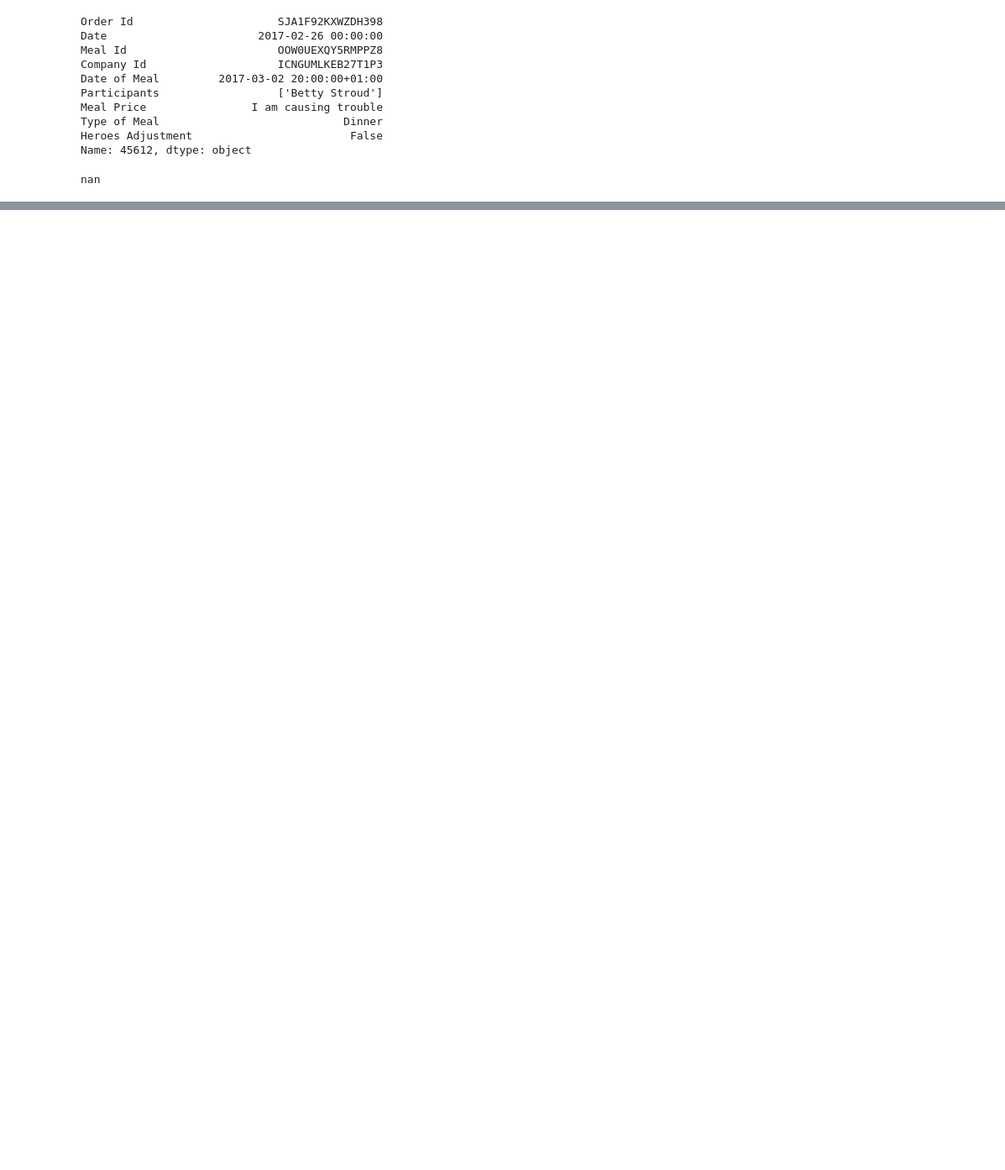
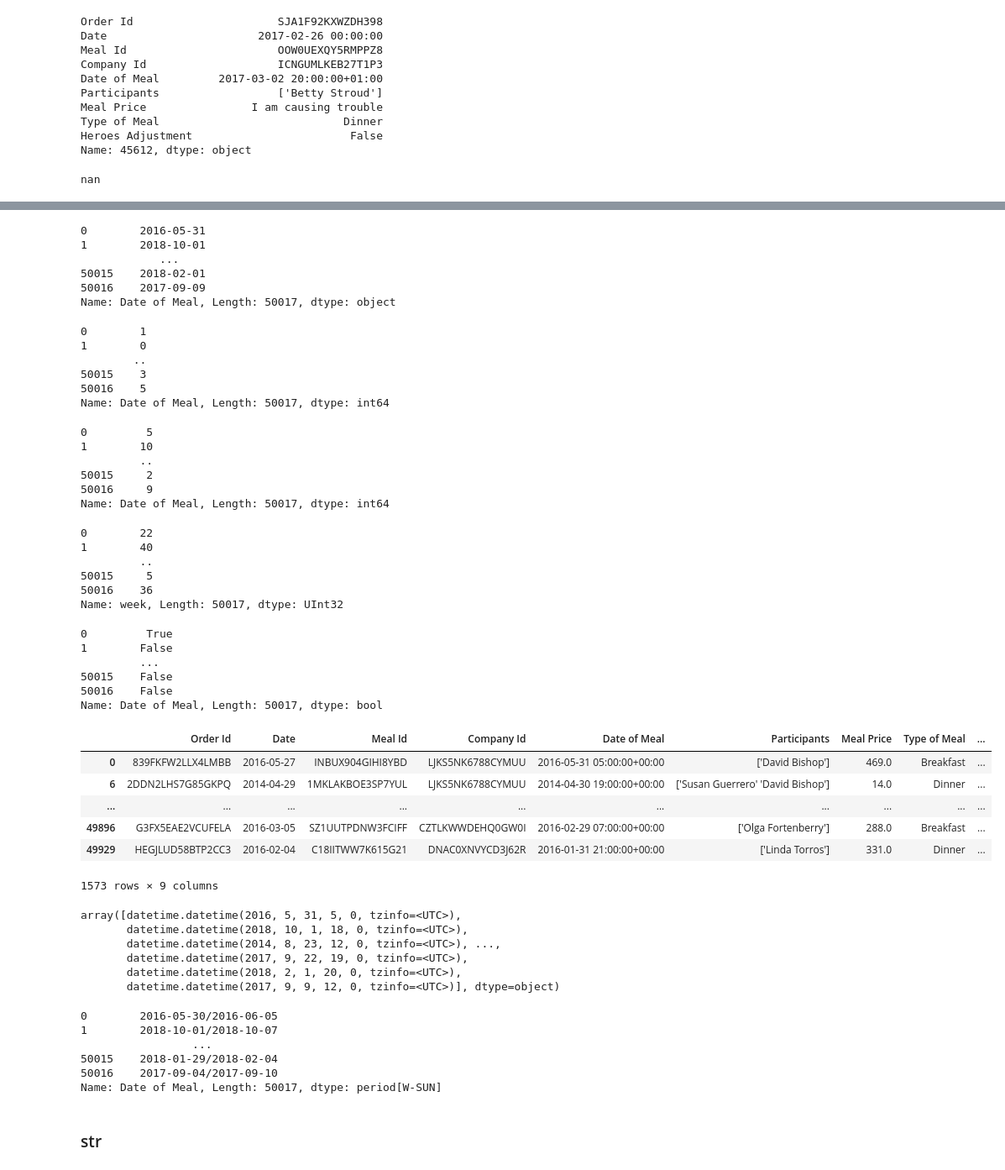
Before and after one commit to RedOx22/real-world-machine-learning, a Jupyter notebook: pandas_advanced_techniques.ipynb, the cells around one changed output, grey strips where cells are left out. Shown at 84% size. Drawn from its saved outputs; the diff is of its cells as text; code cells hidden in the pictures; blank space fills up the shorter version.

```diff
--- a/pandas_advanced_techniques.ipynb
+++ b/pandas_advanced_techniques.ipynb
@@ -161,0 +238,78 @@ nan
+# %%
+invoices['Date of Meal'].dt.date
+# %% [output]
+0        2016-05-31
+1        2018-10-01
+            ...
+50015    2018-02-01
+50016    2017-09-09
+Name: Date of Meal, Length: 50017, dtype: object
+# %%
+invoices['Date of Meal'].dt.weekday
+# %% [output]
+0        1
+1        0
+        ..
+50015    3
+50016    5
+Name: Date of Meal, Length: 50017, dtype: int64
+# %%
+invoices['Date of Meal'].dt.month
+# %% [output]
+0         5
+1        10
+         ..
+50015     2
+50016     9
+Name: Date of Meal, Length: 50017, dtype: int64
+# %%
+invoices['Date of Meal'].dt.isocalendar().week
+# %% [output]
+0        22
+1        40
+         ..
+50015     5
+50016    36
+Name: week, Length: 50017, dtype: UInt32
+# %%
+invoices['Date of Meal'].dt.is_month_end
+# also available: is_leap_year, is_month_start, is_month_end, is_quarter_start, is_quarter_end, is_year_start, is_year_end
+# %% [output]
+0         True
+1        False
+         ...
+50015    False
+50016    False
+Name: Date of Meal, Length: 50017, dtype: bool
+# %%
+invoices[invoices['Date of Meal'].dt.is_month_end]
+# %% [output]
+|  | Order Id | Date | Meal Id | Company Id | Date of Meal | Participants | Meal Price | Type of Meal | ... |
+| 0 | 839FKFW2LLX4LMBB | 2016-05-27 | INBUX904GIHI8YBD | LJKS5NK6788CYMUU | 2016-05-31 05:00:00+00:00 | ['David Bishop'] | 469.0 | Breakfast | ... |
+| 6 | 2DDN2LHS7G85GKPQ | 2014-04-29 | 1MKLAKBOE3SP7YUL | LJKS5NK6788CYMUU | 2014-04-30 19:00:00+00:00 | ['Susan Guerrero' 'David Bishop'] | 14.0 | Dinner | ... |
+| ... | ... | ... | ... | ... | ... | ... | ... | ... | ... |
+| 49896 | G3FX5EAE2VCUFELA | 2016-03-05 | SZ1UUTPDNW3FCIFF | CZTLKWWDEHQ0GW0I | 2016-02-29 07:00:00+00:00 | ['Olga Fortenberry'] | 288.0 | Breakfast | ... |
+| 49929 | HEGJLUD58BTP2CC3 | 2016-02-04 | C18IITWW7K615G21 | DNAC0XNVYCD3J62R | 2016-01-31 21:00:00+00:00 | ['Linda Torros'] | 331.0 | Dinner | ... |
+1573 rows × 9 columns
+# %%
+# converts the Pandas datetime into a regular Python datetime format
+invoices['Date of Meal'].dt.to_pydatetime()
+# %% [output]
+array([datetime.datetime(2016, 5, 31, 5, 0, tzinfo=<UTC>),
+       datetime.datetime(2018, 10, 1, 18, 0, tzinfo=<UTC>),
+       datetime.datetime(2014, 8, 23, 12, 0, tzinfo=<UTC>), ...,
+       datetime.datetime(2017, 9, 22, 19, 0, tzinfo=<UTC>),
+       datetime.datetime(2018, 2, 1, 20, 0, tzinfo=<UTC>),
+       datetime.datetime(2017, 9, 9, 12, 0, tzinfo=<UTC>)], dtype=object)
+# %%
+# to period [available periods are W, M, Q, and Y], which converts the dates into periods.
+invoices['Date of Meal'].dt.to_period('W')
+# %% [output]
+0        2016-05-30/2016-06-05
+1        2018-10-01/2018-10-07
+                 ...
+50015    2018-01-29/2018-02-04
+50016    2017-09-04/2017-09-10
+Name: Date of Meal, Length: 50017, dtype: period[W-SUN]
+# %% [markdown]
+### str
```
Also changed, not shown: parts of 19 cells of this notebook.
